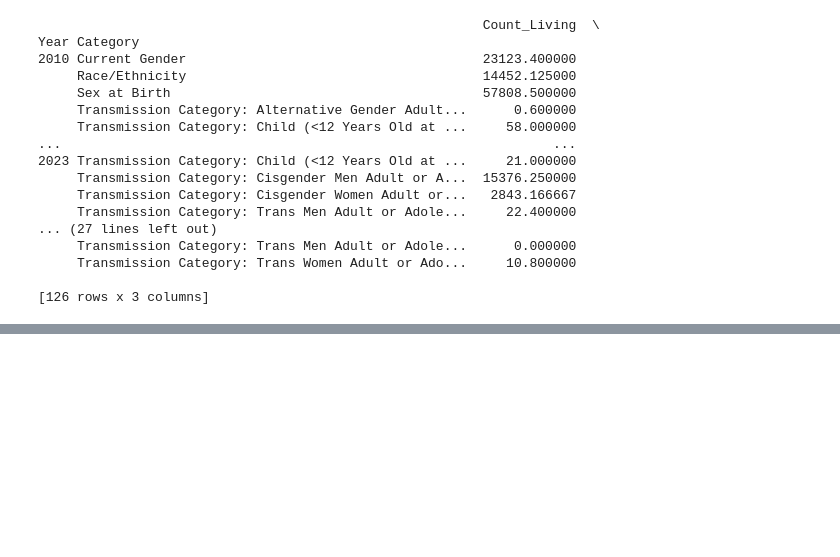
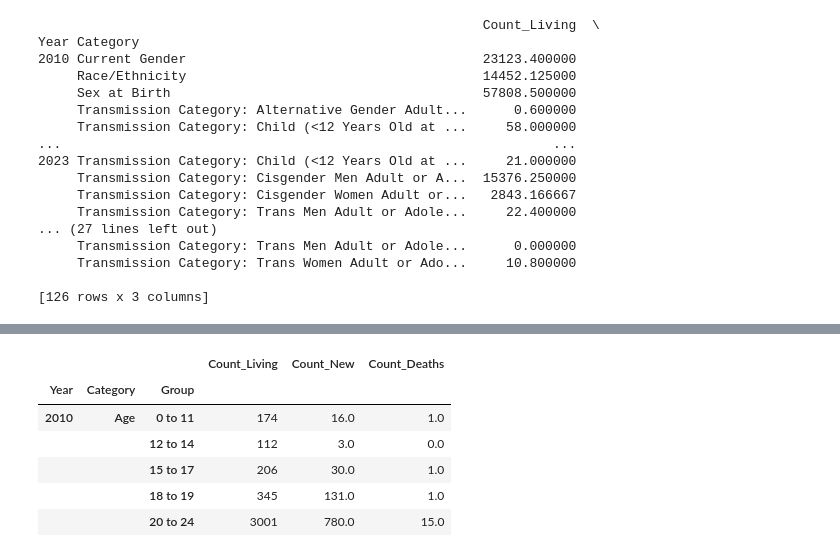
Before and after one commit to gaayathrimathuria/DS2023-Project2-HIVAIDS, a Jupyter notebook: looking_at_data_options.ipynb, the cells around one changed output, grey strips where cells are left out. Cells and saved outputs as stored; diff of their text form; code cells hidden in the pictures; blank space fills up the shorter version.

```diff
--- a/looking_at_data_options.ipynb
+++ b/looking_at_data_options.ipynb
@@ -78,0 +116,14 @@ Year Category
+# %%
+# Showing that the age counts actually show up (they were ommitted in the initial merge)
+
+age_official_combined = official_combined.query("Category == 'Age'")
+
+age_official_combined.head()
+# %% [output]
+|  |  |  | Count_Living | Count_New | Count_Deaths |
+| Year | Category | Group |  |  |  |
+| 2010 | Age | 0 to 11 | 174 | 16.0 | 1.0 |
+|  |  | 12 to 14 | 112 | 3.0 | 0.0 |
+|  |  | 15 to 17 | 206 | 30.0 | 1.0 |
+|  |  | 18 to 19 | 345 | 131.0 | 1.0 |
+|  |  | 20 to 24 | 3001 | 780.0 | 15.0 |
```
Also changed, not shown: parts of 3 cells of this notebook.
